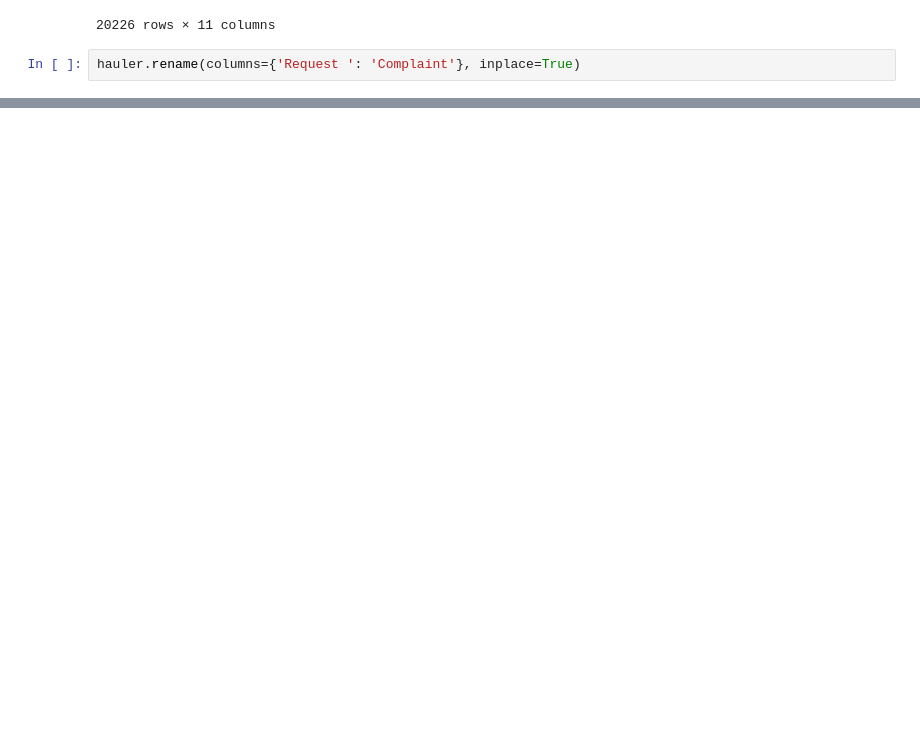
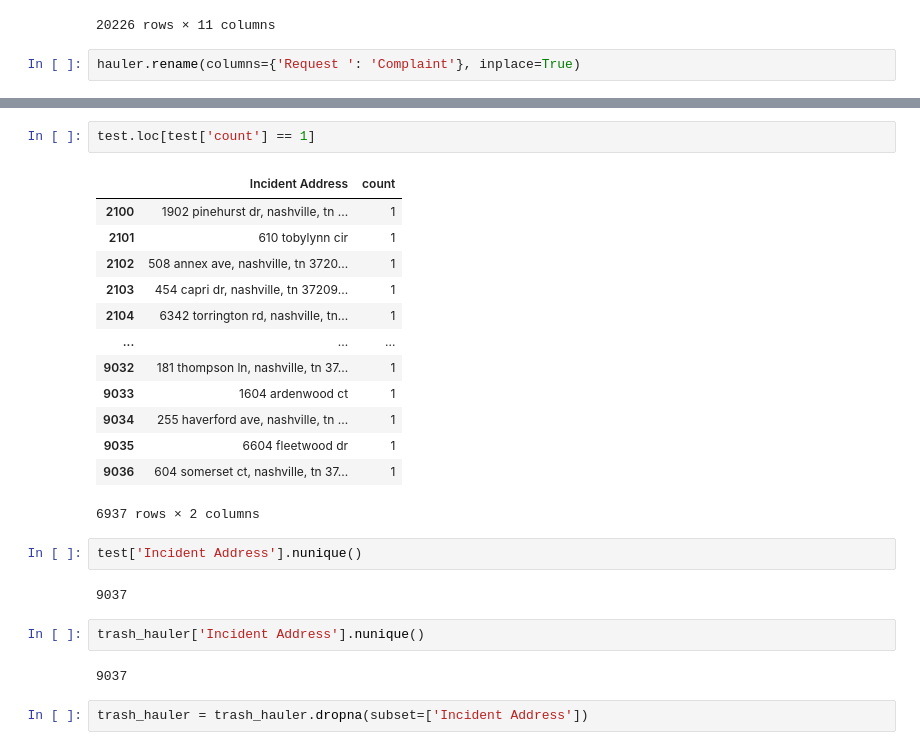
Before and after one commit to NewForce-Cohort-10-Data/trash-haulers-cache-me-outside, a Jupyter notebook: notebooks/trash_haulers.ipynb, the cells around one changed output, grey strips where cells are left out. Cells and saved outputs as stored; diff of their text form; blank space fills up the shorter version.

```diff
--- a/notebooks/trash_haulers.ipynb
+++ b/notebooks/trash_haulers.ipynb
@@ -75,0 +109,26 @@ trash_hauler
+# %%
+test.loc[test['count'] == 1]
+# %% [output]
+|  | Incident Address | count |
+| 2100 | 1902 pinehurst dr, nashville, tn ... | 1 |
+| 2101 | 610 tobylynn cir | 1 |
+| 2102 | 508 annex ave, nashville, tn 3720... | 1 |
+| 2103 | 454 capri dr, nashville, tn 37209... | 1 |
+| 2104 | 6342 torrington rd, nashville, tn... | 1 |
+| ... | ... | ... |
+| 9032 | 181 thompson ln, nashville, tn 37... | 1 |
+| 9033 | 1604 ardenwood ct | 1 |
+| 9034 | 255 haverford ave, nashville, tn ... | 1 |
+| 9035 | 6604 fleetwood dr | 1 |
+| 9036 | 604 somerset ct, nashville, tn 37... | 1 |
+6937 rows × 2 columns
+# %%
+test['Incident Address'].nunique()
+# %% [output]
+9037
+# %%
+trash_hauler['Incident Address'].nunique()
+# %% [output]
+9037
+# %%
+trash_hauler = trash_hauler.dropna(subset=['Incident Address'])
```
Also changed, not shown: parts of 33 cells of this notebook.
